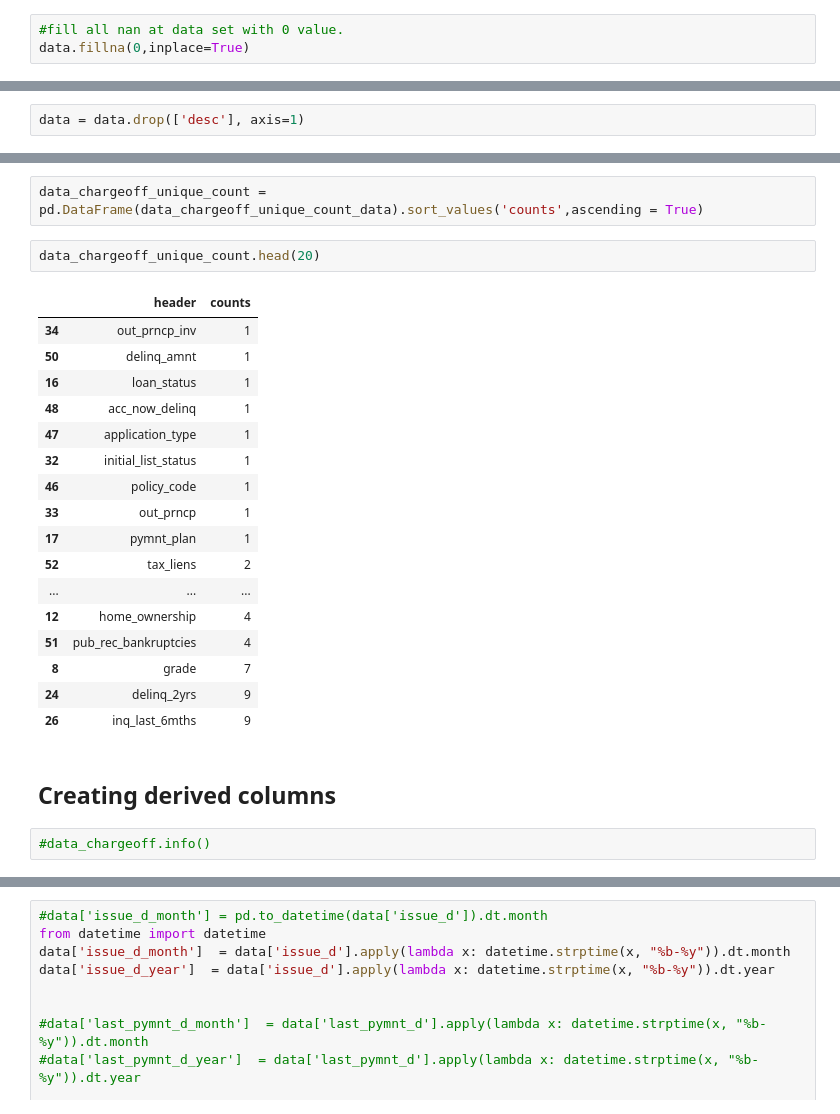
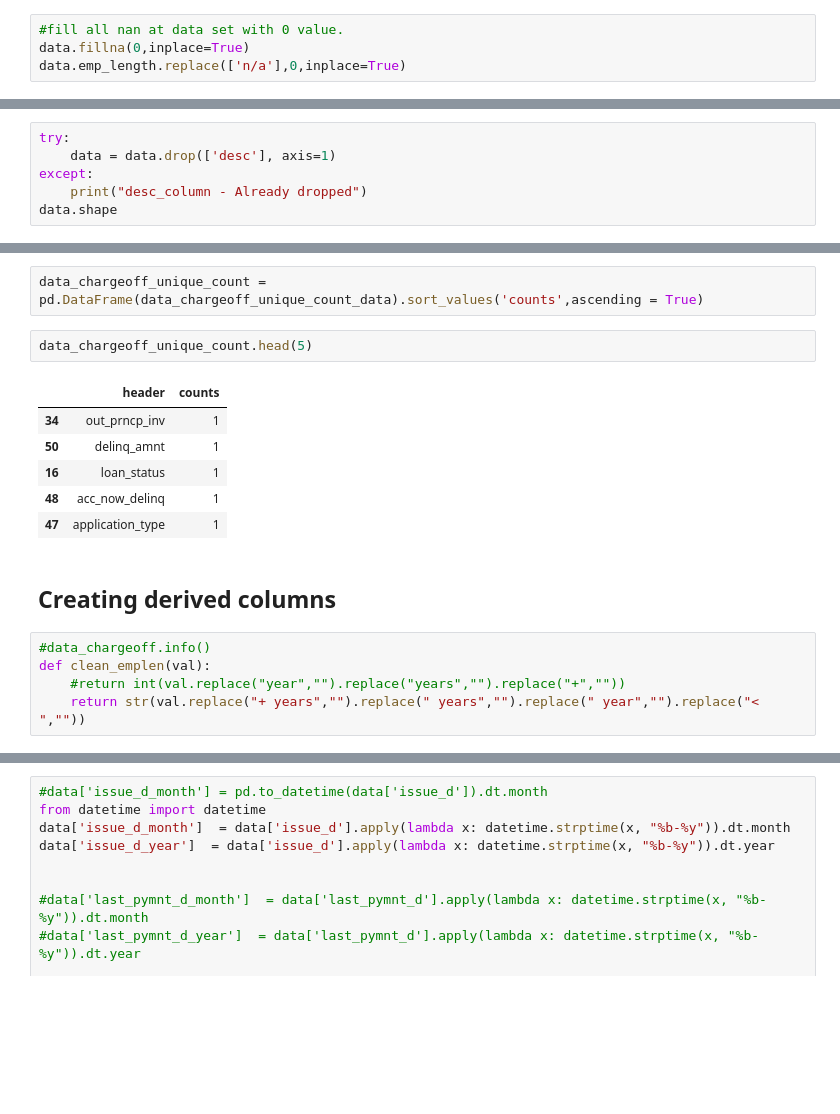
Before and after one commit to aerokhaleel/LendingClub_CaseStudy, a Jupyter notebook: Group_Facilitator_Avasarala_saisrinivas.ipynb, the cells around one changed output, grey strips where cells are left out. Drawn from its saved outputs; the diff is of its cells as text; blank space fills up the shorter version.

```diff
--- a/Group_Facilitator_Avasarala_saisrinivas.ipynb
+++ b/Group_Facilitator_Avasarala_saisrinivas.ipynb
@@ -186,3 +158,4 @@ Name: emp_title, Length: 2459, dtype: object
 # %%
 #fill all nan at data set with 0 value.
 data.fillna(0,inplace=True)
+data.emp_length.replace(['n/a'],0,inplace=True)
@@ -195,4 +166,8 @@ data.fillna(0,inplace=True)
 <AxesSubplot:>
 [figure]
 # %%
-data = data.drop(['desc'], axis=1)
+try:
+    data = data.drop(['desc'], axis=1)
+except:
+    print("desc_column - Already dropped")
+data.shape
@@ -226,29 +197,21 @@ for values in data_chargeoff.columns.tolist():
 # %%
 data_chargeoff_unique_count = pd.DataFrame(data_chargeoff_unique_count_data).sort_values('counts',ascending = True)
 # %%
-data_chargeoff_unique_count.head(20)
+data_chargeoff_unique_count.head(5)
 # %% [output]
 |  | header | counts |
 | 34 | out_prncp_inv | 1 |
 | 50 | delinq_amnt | 1 |
 | 16 | loan_status | 1 |
 | 48 | acc_now_delinq | 1 |
 | 47 | application_type | 1 |
-| 32 | initial_list_status | 1 |
-| 46 | policy_code | 1 |
-| 33 | out_prncp | 1 |
-| 17 | pymnt_plan | 1 |
-| 52 | tax_liens | 2 |
-| ... | ... | ... |
-| 12 | home_ownership | 4 |
-| 51 | pub_rec_bankruptcies | 4 |
-| 8 | grade | 7 |
-| 24 | delinq_2yrs | 9 |
-| 26 | inq_last_6mths | 9 |
 # %% [markdown]
 ## Creating derived columns
-# %%
-#data_chargeoff.info()
+# %%
+#data_chargeoff.info()
+def clean_emplen(val):
+    #return int(val.replace("year","").replace("years","").replace("+",""))
+    return str(val.replace("+ years","").replace(" years","").replace(" year","").replace("< ",""))
 # %%
 try:
     data.int_rate = data.int_rate.apply(lambda x: x.replace("%","")).astype("float64")
```
Also changed, not shown: parts of 84 cells of this notebook.
